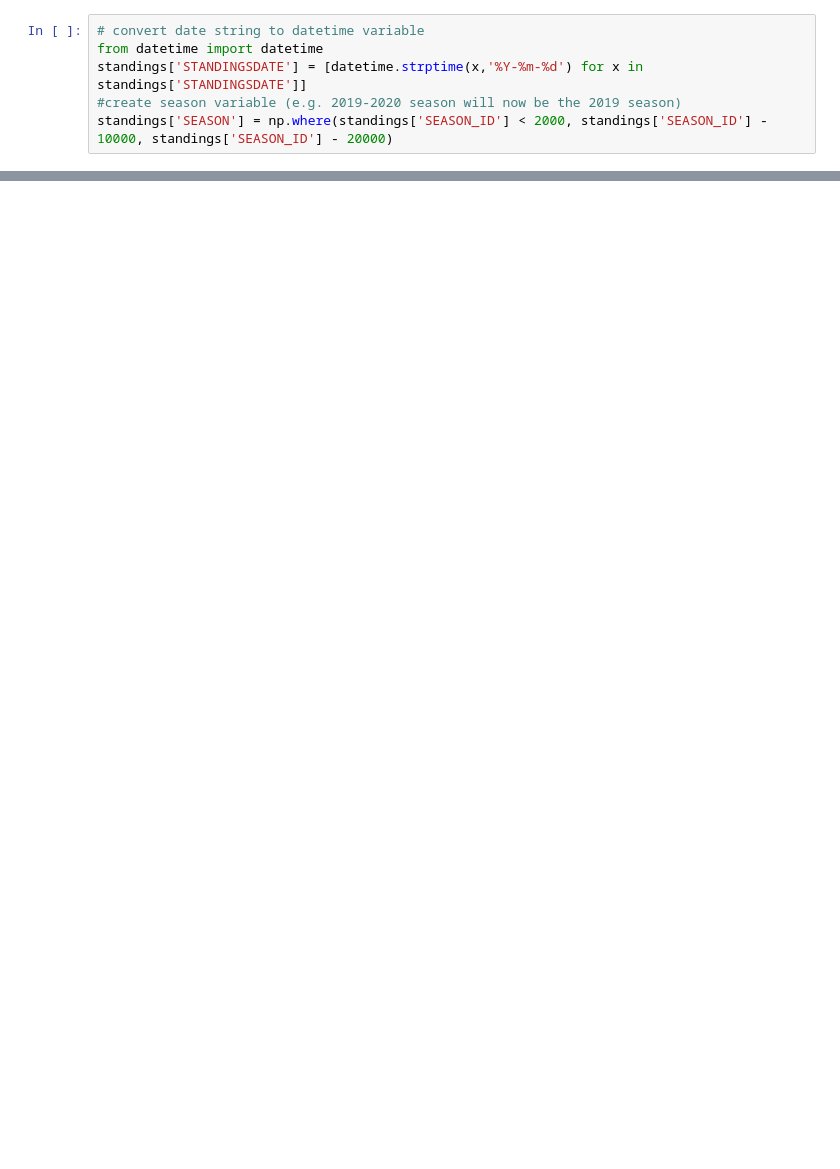
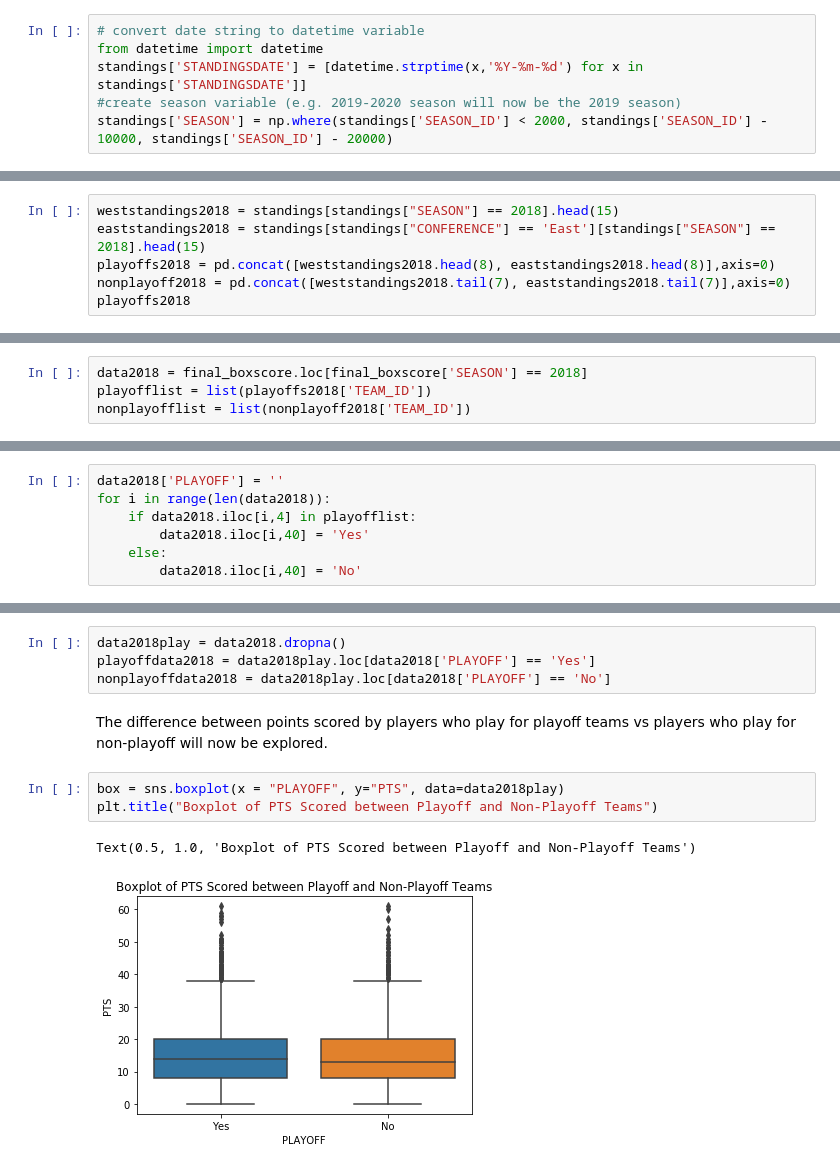
Before and after one commit to thabanenm/Capstone-Project-2, a Jupyter notebook: CapStone Project 2 - Inferential Statistics.ipynb, the cells around one changed output, grey strips where cells are left out. Drawn from its saved outputs; the diff is of its cells as text; blank space fills up the shorter version.

```diff
--- a/CapStone Project 2 - Inferential Statistics.ipynb
+++ b/CapStone Project 2 - Inferential Statistics.ipynb
@@ -133,0 +152,6 @@ standings['SEASON'] = np.where(standings['SEASON_ID'] < 2000, standings['SEASON_
+# %%
+weststandings2018 = standings[standings["SEASON"] == 2018].head(15)
+eaststandings2018 = standings[standings["CONFERENCE"] == 'East'][standings["SEASON"] == 2018].head(15)
+playoffs2018 = pd.concat([weststandings2018.head(8), eaststandings2018.head(8)],axis=0)
+nonplayoff2018 = pd.concat([weststandings2018.tail(7), eaststandings2018.tail(7)],axis=0)
+playoffs2018
@@ -133,0 +176,4 @@ standings['SEASON'] = np.where(standings['SEASON_ID'] < 2000, standings['SEASON_
+# %%
+data2018 = final_boxscore.loc[final_boxscore['SEASON'] == 2018]
+playofflist = list(playoffs2018['TEAM_ID'])
+nonplayofflist = list(nonplayoff2018['TEAM_ID'])
@@ -133,0 +196,7 @@ standings['SEASON'] = np.where(standings['SEASON_ID'] < 2000, standings['SEASON_
+# %%
+data2018['PLAYOFF'] = ''
+for i in range(len(data2018)):
+    if data2018.iloc[i,4] in playofflist:
+        data2018.iloc[i,40] = 'Yes'
+    else:
+        data2018.iloc[i,40] = 'No'
@@ -133,0 +214,12 @@ standings['SEASON'] = np.where(standings['SEASON_ID'] < 2000, standings['SEASON_
+# %%
+data2018play = data2018.dropna()
+playoffdata2018 = data2018play.loc[data2018['PLAYOFF'] == 'Yes']
+nonplayoffdata2018 = data2018play.loc[data2018['PLAYOFF'] == 'No']
+# %% [markdown]
+The difference between points scored by players who play for playoff teams vs players who play for non-playoff will now be explored.
+# %%
+box = sns.boxplot(x = "PLAYOFF", y="PTS", data=data2018play)
+plt.title("Boxplot of PTS Scored between Playoff and Non-Playoff Teams")
+# %% [output]
+Text(0.5, 1.0, 'Boxplot of PTS Scored between Playoff and Non-Playoff Teams')
+[figure, added]
```
Also changed, not shown: parts of 27 cells of this notebook, 1 other file.
